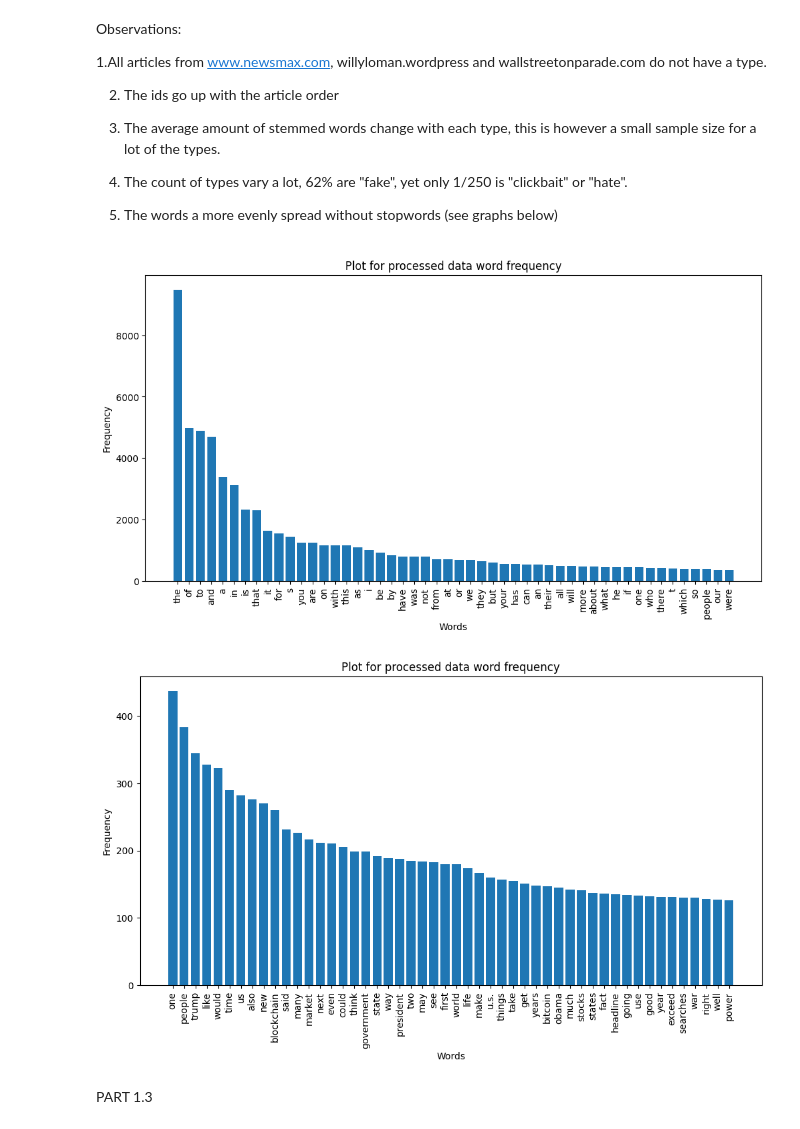
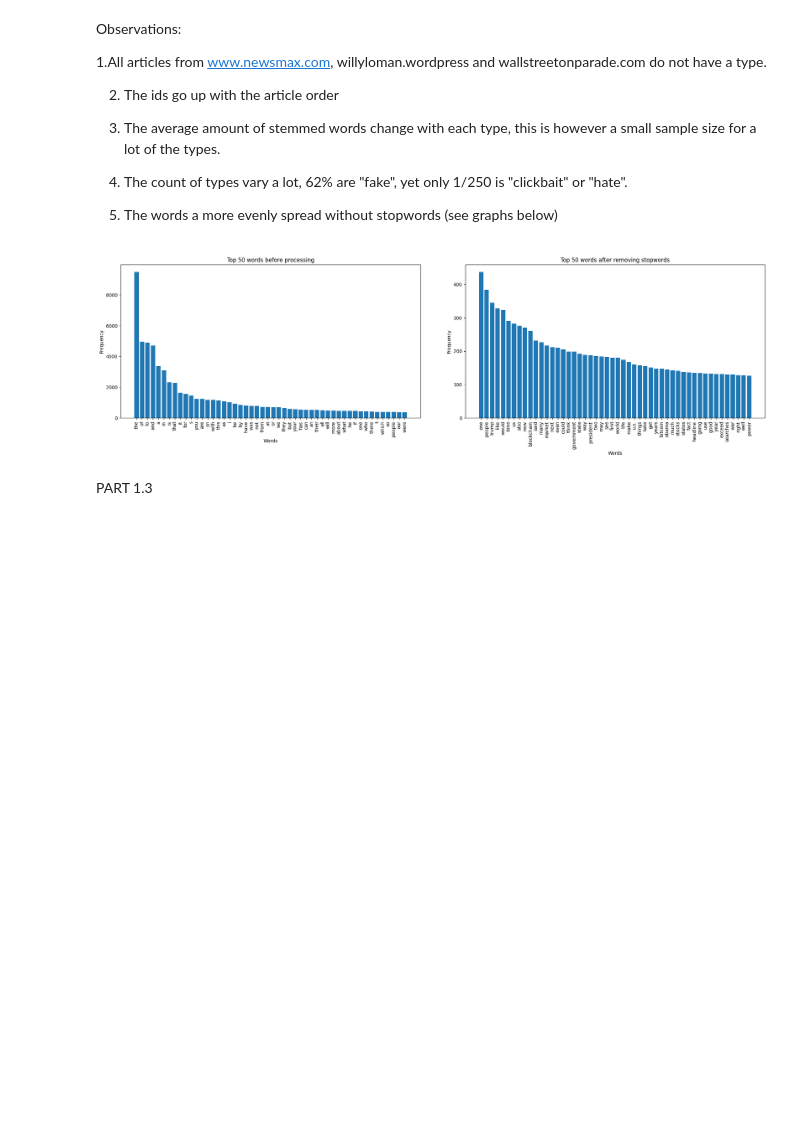
Before and after one commit to MakkerW/DSProject, a Jupyter notebook: ProjectCode.ipynb, the cells around one changed output. Saved outputs shown, nothing was run; the diff lists cells and outputs as text; code cells hidden in the pictures; blank space fills up the shorter version.

```diff
--- a/ProjectCode.ipynb
+++ b/ProjectCode.ipynb
@@ -134,45 +136,47 @@ Observations:
 # %%
 
 from collections import Counter
 import matplotlib.pyplot as plt
 # Use Counter to count the frequency of each word
 word_counts = Counter(sum(tokenlist, []))
 
 # Get the 50 most common words
 top_words = word_counts.most_common(50)
 
 # Separate out the words and their counts
 word_labels = [word[0] for word in top_words]
 word_freqs = [word[1] for word in top_words]
 
-# Plot a bar chart of the top 50 words
-plt.figure(figsize=(12, 6))
-plt.title('Plot for processed data word frequency')
+import matplotlib.pyplot as plt
+from collections import Counter
+
+# Create the first subplot
+plt.subplots(figsize=(25, 6))
+plt.subplot(1, 2, 1)
+plt.title('Top 50 words before processing')
 plt.xlabel('Words')
 plt.ylabel('Frequency')
 plt.bar(word_labels, word_freqs)
 plt.xticks(rotation=90)
-plt.show()
 
-
+# Create the second subplot
 word_counts = Counter(sum(stopwordlist, []))
 top_words = word_counts.most_common(50)
-
-# Separate out the words and their counts
 word_labels = [word[0] for word in top_words]
 word_freqs = [word[1] for word in top_words]
 
-# Plot a bar chart of the top 50 words
-plt.figure(figsize=(12, 6))
-plt.title('Plot for processed data word frequency')
+plt.subplot(1, 2, 2)
+plt.title('Top 50 words after removing stopwords')
 plt.xlabel('Words')
 plt.ylabel('Frequency')
 plt.bar(word_labels, word_freqs)
 plt.xticks(rotation=90)
+
+# Show the figure
+plt.subplots_adjust(wspace=0.15) # adjust the width space between subplots
 plt.show()
 # %% [output]
-[figure, old version]
+[figure, new version]
-[figure, removed]
 # %%
 import pandas as pd
 
```
Also changed, not shown: parts of 1 cell of this notebook.
